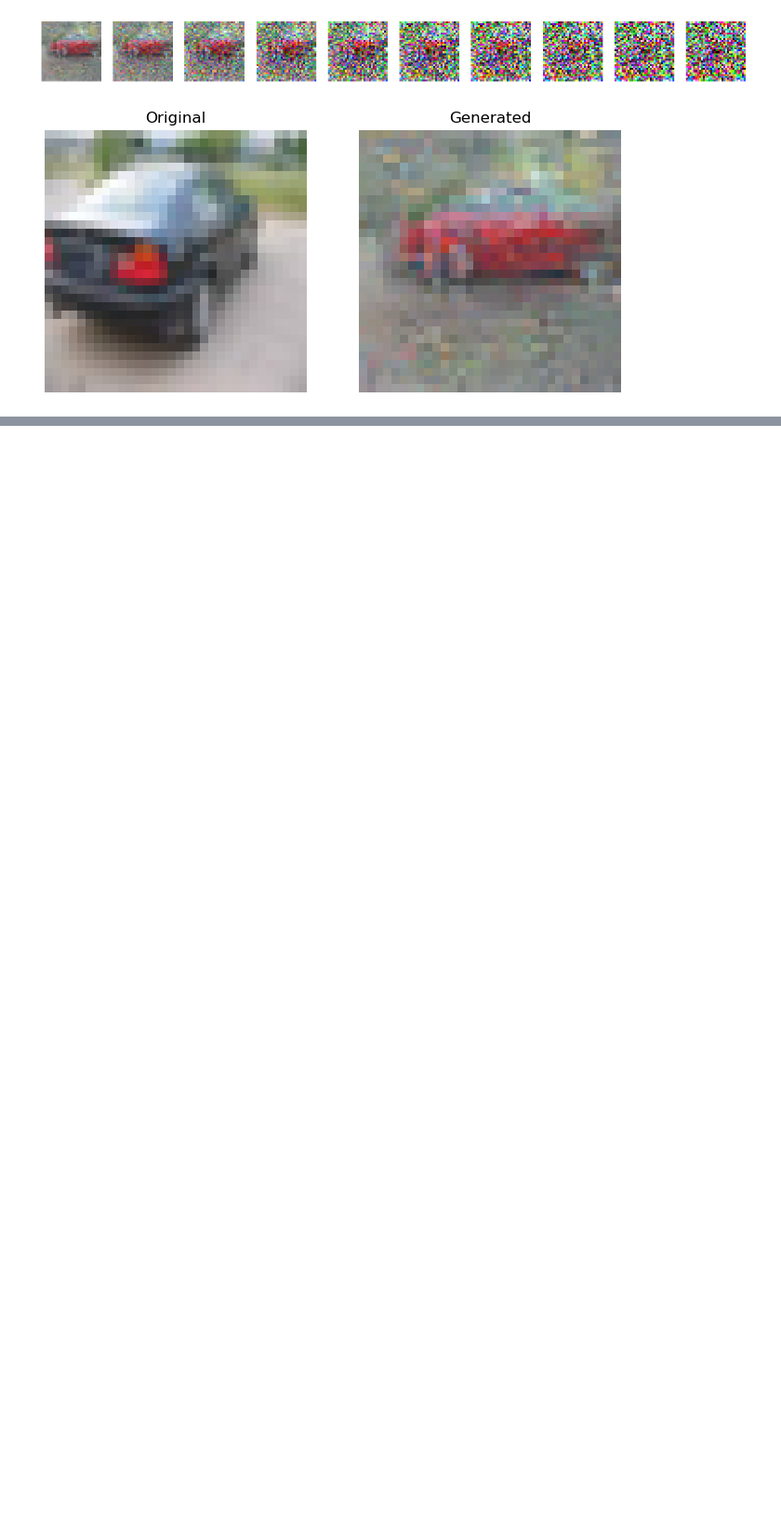
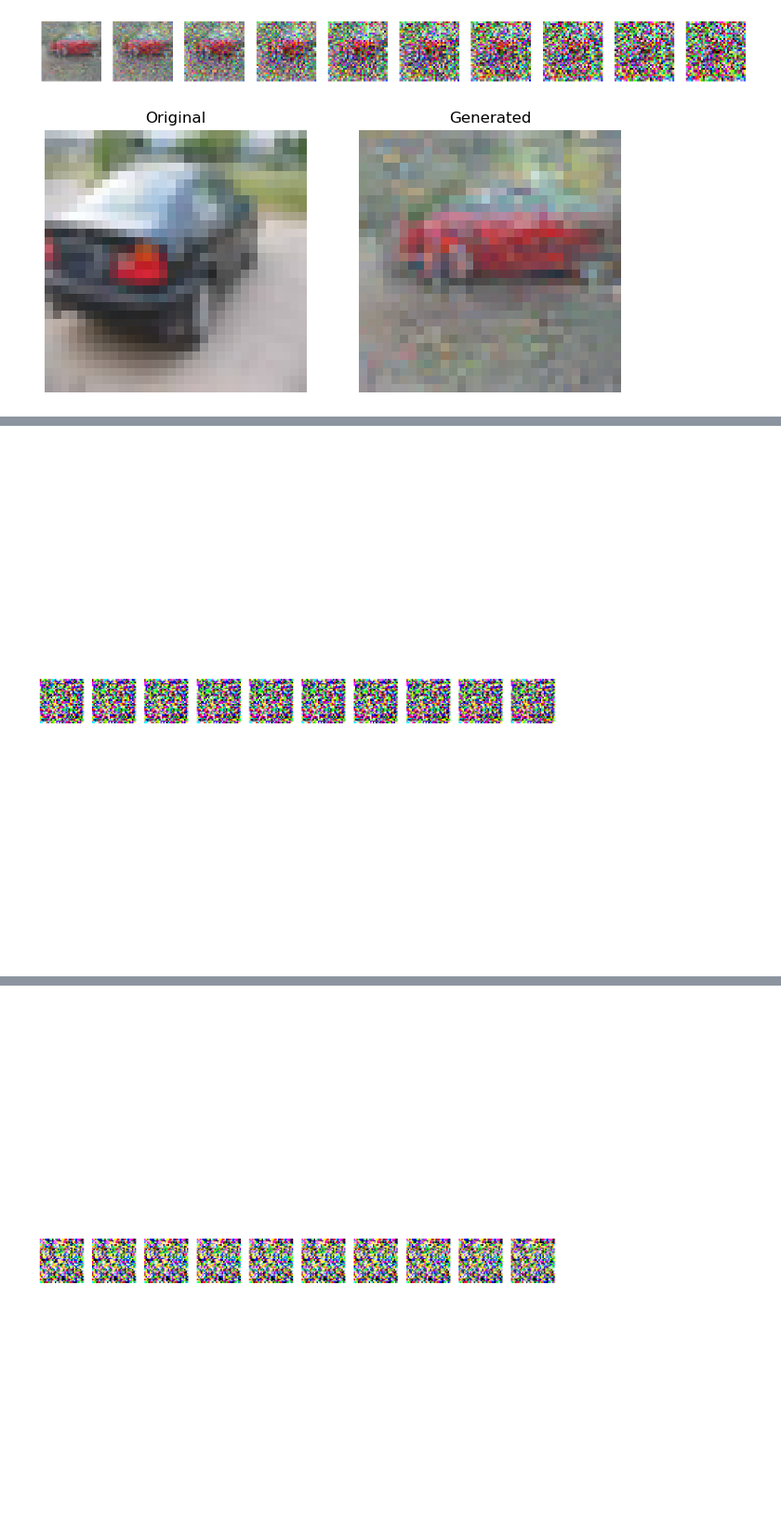
Before and after one commit to FloBaumgartner/cifar10_imgGeneration, a Jupyter notebook: vdl_mc_img-gen_cifar10.ipynb, the cells around one changed output, grey strips where cells are left out. Shown at 93% size. Drawn from its saved outputs; the diff is of its cells as text; code cells hidden in the pictures; blank space fills up the shorter version.

Commit message:
conditional img gen overfittest

```diff
--- a/vdl_mc_img-gen_cifar10.ipynb
+++ b/vdl_mc_img-gen_cifar10.ipynb
@@ -592,0 +705,20 @@ torch.save(model_simpleU, "SimpleU_entire_model.pth")
+# %%
+desired_labels = [0, 1]  # You can change these if you want different classes
+desired_indices = []
+
+# We'll go through the dataset and pick the first image for each desired label
+found_labels = set()
+
+for idx, (_, label) in enumerate(trainset):
+    if label in desired_labels and label not in found_labels:
+        desired_indices.append(idx)
+        found_labels.add(label)
+    # Stop if we've found at least one sample for each desired label
+    if len(found_labels) == len(desired_labels):
+        break
+
+# 4. Create a Subset containing only those desired indices
+trainset = Subset(trainset, desired_indices)
+# %%
+trainloader = torch.utils.data.DataLoader(trainset, batch_size=BATCH_SIZE, shuffle=True, drop_last=True)
+wandb.init(project="DDPM-Conditional", entity="floowbaumgartner", name="overfit-conditional")
@@ -592,0 +732,25 @@ torch.save(model_simpleU, "SimpleU_entire_model.pth")
+# %%
+for epoch in tqdm(range(epochs)):
+    model_cond.train()
+    for i, (data, label) in enumerate(trainloader):
+        optimizer.zero_grad()
+        label = label.to(device)
+        t = torch.randint(0, T, (BATCH_SIZE,), device=device).long()
+        loss = get_loss(model_cond, data, t, terms["sqrt_alphas_cumprod"], terms["sqrt_one_minus_alphas_cumprod"], device, label)
+        loss.backward()
+        optimizer.step()
+
+    if epoch % 1 == 0:
+        print(f"Epoch {epoch} Loss: {loss.item()}")
+
+        if epoch in {1, 10, 50, 70, 90, 100, 200, 290, 300, 500, 800, 900, 990, 1000}:
+            with torch.no_grad():
+                x_gen = sample_plot_image(T,terms["sqrt_one_minus_alphas_cumprod"], terms["sqrt_recip_alphas"], betas, model_cond, terms["posterior_variance"],num_classes)
+
+        wandb.log({
+        "epoch": epoch,
+        "loss": loss.item(),
+    })
+
+wandb.finish()
+# %% [output]
@@ -592,0 +759 @@ torch.save(model_simpleU, "SimpleU_entire_model.pth")
+[figure, added]
@@ -592,0 +769 @@ torch.save(model_simpleU, "SimpleU_entire_model.pth")
+[figure, added]
```
Also changed, not shown: parts of 14 cells of this notebook.
